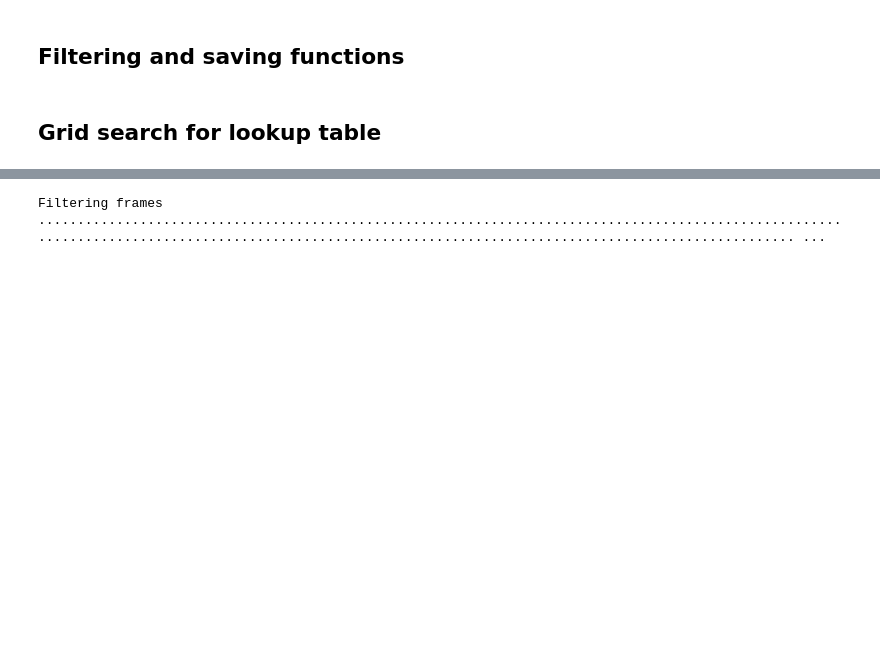
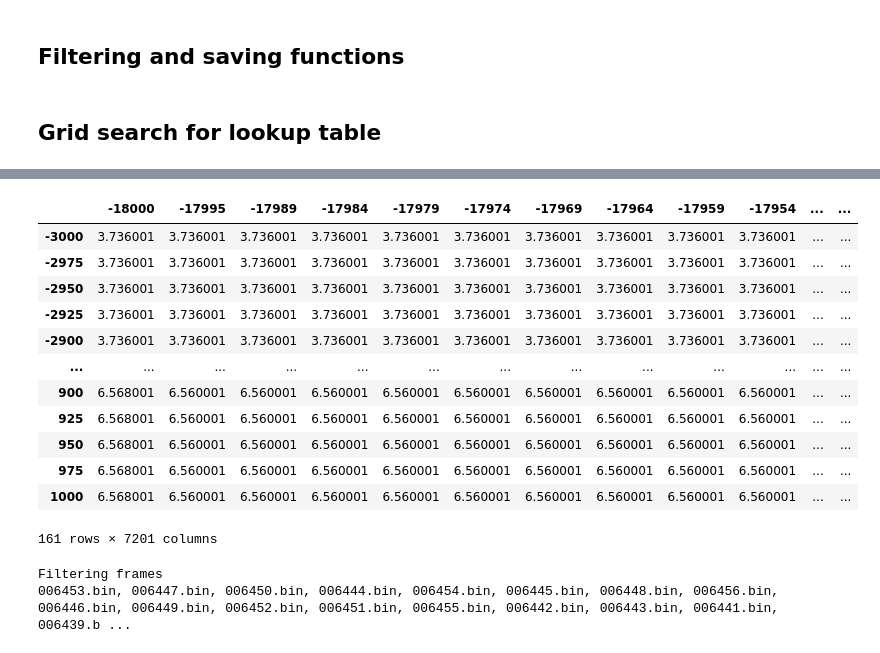
Before and after one commit to CalTransProject/3D-Vehicle-Detection-PointPillars, a Jupyter notebook: scripts/filter_bg_arcs.ipynb, the cells around one changed output, grey strips where cells are left out. Cells and saved outputs as stored; diff of their text form; code cells hidden in the pictures; blank space fills up the shorter version.

```diff
--- a/scripts/filter_bg_arcs.ipynb
+++ b/scripts/filter_bg_arcs.ipynb
@@ -242,11 +315,14 @@ def filter_points(input_file, lookup_table):
     return filtered_df
 # %%
 def save_as_binary(df, bin_path):
-    # Ensure the DataFrame is in the correct order and data type
-    data = df[['x', 'y', 'z', 'intensity']].astype(np.float32).values
+    try:
+        # Ensure the DataFrame is in the correct order and data type
+        data = df[['x', 'y', 'z', 'intensity']].astype(np.float32).values
 
-    # Write the data to a binary file
-    data.tofile(bin_path)
+        # Write the data to a binary file
+        data.tofile(bin_path)
+    except:
+        print('could not save :' + str(bin_path))
 # %%
 def filter_frames(source_dir, save_dir, background_lookup_table, subset_size=1):
     # Get just the file names
@@ -419,7 +516,30 @@ print(grid_search_results)
+# %%
+# filled_lookup_table = background_distance_lookup_table.fillna(method='ffill', axis=0).fillna(method='bfill', axis=0)  # Fill along rows
+# filled_lookup_table = filled_lookup_table.fillna(method='ffill', axis=1).fillna(method='bfill', axis=1)
+filled_lookup_table = background_distance_lookup_table.ffill(axis=0).bfill(axis=0)  # Fill along rows
+filled_lookup_table = filled_lookup_table.ffill(axis=1).bfill(axis=1)
+# %%
+filled_lookup_table
+# %% [output]
+|  | -18000 | -17995 | -17989 | -17984 | -17979 | -17974 | -17969 | -17964 | -17959 | -17954 | ... | ... |
+| -3000 | 3.736001 | 3.736001 | 3.736001 | 3.736001 | 3.736001 | 3.736001 | 3.736001 | 3.736001 | 3.736001 | 3.736001 | ... | ... |
+| -2975 | 3.736001 | 3.736001 | 3.736001 | 3.736001 | 3.736001 | 3.736001 | 3.736001 | 3.736001 | 3.736001 | 3.736001 | ... | ... |
+| -2950 | 3.736001 | 3.736001 | 3.736001 | 3.736001 | 3.736001 | 3.736001 | 3.736001 | 3.736001 | 3.736001 | 3.736001 | ... | ... |
+| -2925 | 3.736001 | 3.736001 | 3.736001 | 3.736001 | 3.736001 | 3.736001 | 3.736001 | 3.736001 | 3.736001 | 3.736001 | ... | ... |
+| -2900 | 3.736001 | 3.736001 | 3.736001 | 3.736001 | 3.736001 | 3.736001 | 3.736001 | 3.736001 | 3.736001 | 3.736001 | ... | ... |
+| ... | ... | ... | ... | ... | ... | ... | ... | ... | ... | ... | ... | ... |
+| 900 | 6.568001 | 6.560001 | 6.560001 | 6.560001 | 6.560001 | 6.560001 | 6.560001 | 6.560001 | 6.560001 | 6.560001 | ... | ... |
+| 925 | 6.568001 | 6.560001 | 6.560001 | 6.560001 | 6.560001 | 6.560001 | 6.560001 | 6.560001 | 6.560001 | 6.560001 | ... | ... |
+| 950 | 6.568001 | 6.560001 | 6.560001 | 6.560001 | 6.560001 | 6.560001 | 6.560001 | 6.560001 | 6.560001 | 6.560001 | ... | ... |
+| 975 | 6.568001 | 6.560001 | 6.560001 | 6.560001 | 6.560001 | 6.560001 | 6.560001 | 6.560001 | 6.560001 | 6.560001 | ... | ... |
+| 1000 | 6.568001 | 6.560001 | 6.560001 | 6.560001 | 6.560001 | 6.560001 | 6.560001 | 6.560001 | 6.560001 | 6.560001 | ... | ... |
+161 rows × 7201 columns
 # %%
 # Filter and save each filtered frame
+# save_dir = Path(DATA_DIR_ROOT, 'test_folder')
 save_dir = Path(DATA_DIR_ROOT, 'filtered_points')
-filter_frames(lidar_dir, save_dir, background_distance_lookup_table)
+# filter_frames(lidar_dir, save_dir, filled_lookup_table, subset_size=0.005)
+filter_frames(lidar_dir, save_dir, filled_lookup_table)
 # %% [output]
 Filtering frames
-........................................................................................................................................................................................................ ...
+006453.bin, 006447.bin, 006450.bin, 006444.bin, 006454.bin, 006445.bin, 006448.bin, 006456.bin, 006446.bin, 006449.bin, 006452.bin, 006451.bin, 006455.bin, 006442.bin, 006443.bin, 006441.bin, 006439.b ...
```
Also changed, not shown: parts of 24 cells of this notebook, 10 other files.
